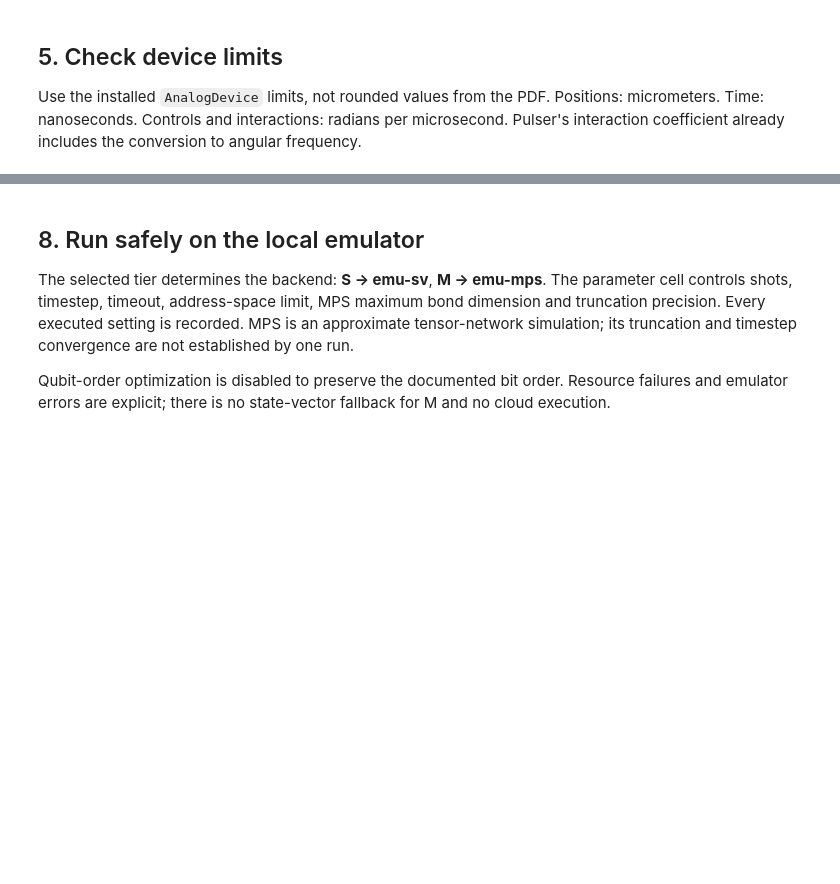
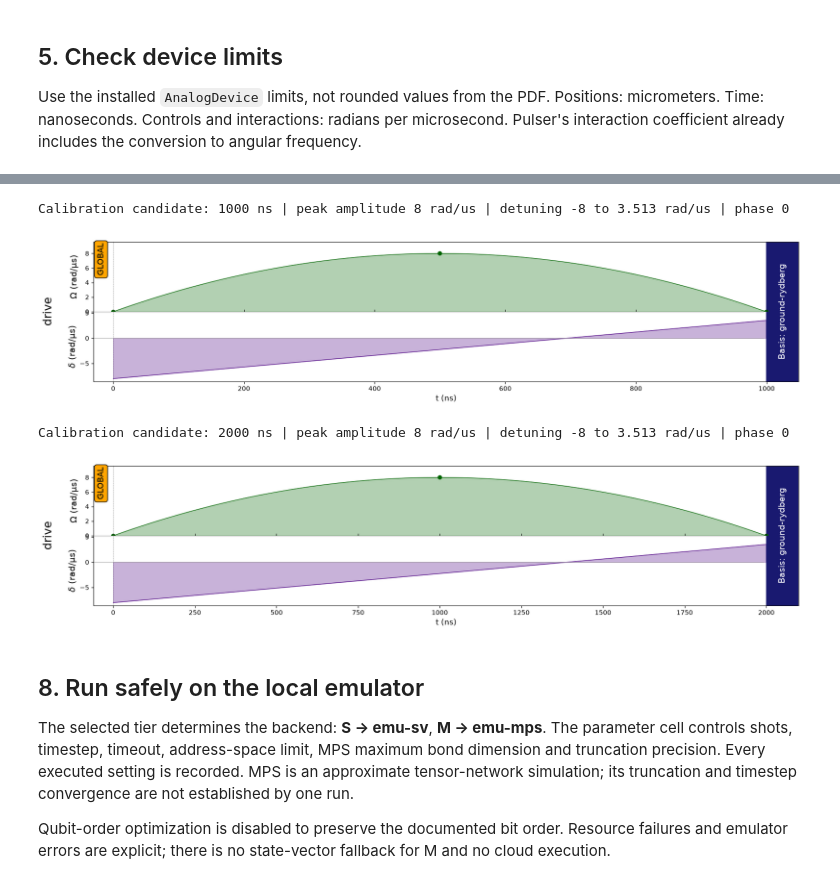
Before and after one commit to jkingd0n/duquantum_hack_2026, a Jupyter notebook: track_a/quantum_capacity_constrained_clustering.ipynb, the cells around one changed output, grey strips where cells are left out. Drawn from its saved outputs; the diff is of its cells as text; code cells hidden in the pictures; blank space fills up the shorter version.

```diff
--- a/track_a/quantum_capacity_constrained_clustering.ipynb
+++ b/track_a/quantum_capacity_constrained_clustering.ipynb
@@ -529,22 +574,35 @@ Pulser validates the register, controls and total duration.
 # %%
 def sequence_for(layout: dict, settings: PulseSettings) -> Sequence:
     channel = AnalogDevice.channels["rydberg_global"]
     if (settings.duration_ns % channel.clock_period
             or not channel.min_duration <= settings.duration_ns <= AnalogDevice.max_sequence_duration
             or not 0 < settings.amplitude <= channel.max_amp
             or not -channel.max_abs_detuning <= settings.initial_detuning < 0):
         raise ValueError("Illegal pulse settings")
     register = Register(dict(zip(layout["variable_order"], layout["coordinates_um"], strict=True)))
     AnalogDevice.validate_register(register)
     sequence = Sequence(register, AnalogDevice)
     sequence.declare_channel("drive", "rydberg_global")
     amplitude = InterpolatedWaveform(settings.duration_ns, [0, settings.amplitude, 0])
     detuning = RampWaveform(settings.duration_ns, settings.initial_detuning, layout["final_detuning"])
     sequence.add(Pulse(amplitude, detuning, 0), "drive")
     sequence.measure("ground-rydberg")
     if sequence.get_duration(include_fall_time=True) > AnalogDevice.max_sequence_duration:
         raise ValueError("Pulse including modulation fall time exceeds device duration")
     return sequence
+
+
+for preview_duration_ns in (1000, 2000):
+    preview_settings = PulseSettings(duration_ns=preview_duration_ns,
+                                     amplitude=8.0, initial_detuning=-8.0)
+    print(f"Calibration candidate: {preview_duration_ns} ns | peak amplitude 8 rad/us | "
+          f"detuning -8 to {layout['final_detuning']:.3f} rad/us | phase 0")
+    sequence_for(layout, preview_settings).draw(mode="input")
+# %% [output]
+Calibration candidate: 1000 ns | peak amplitude 8 rad/us | detuning -8 to 3.513 rad/us | phase 0
+[figure, added]
+Calibration candidate: 2000 ns | peak amplitude 8 rad/us | detuning -8 to 3.513 rad/us | phase 0
+[figure, added]
 # %% [markdown]
 ## 8. Run safely on the local emulator
 
```
Also changed, not shown: parts of 3 cells of this notebook.
